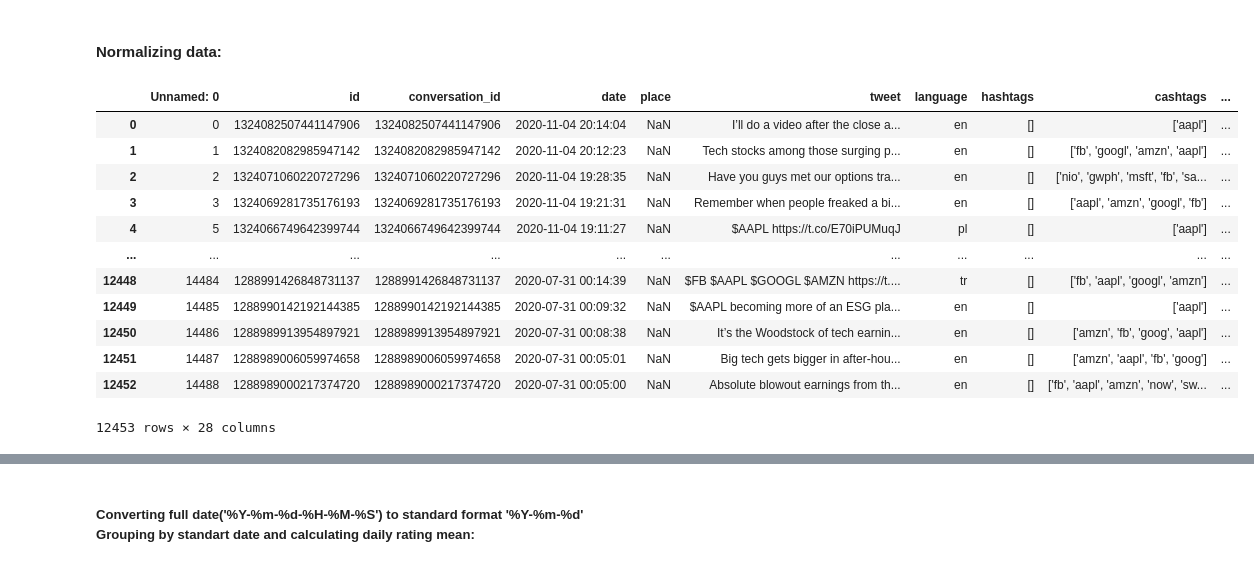
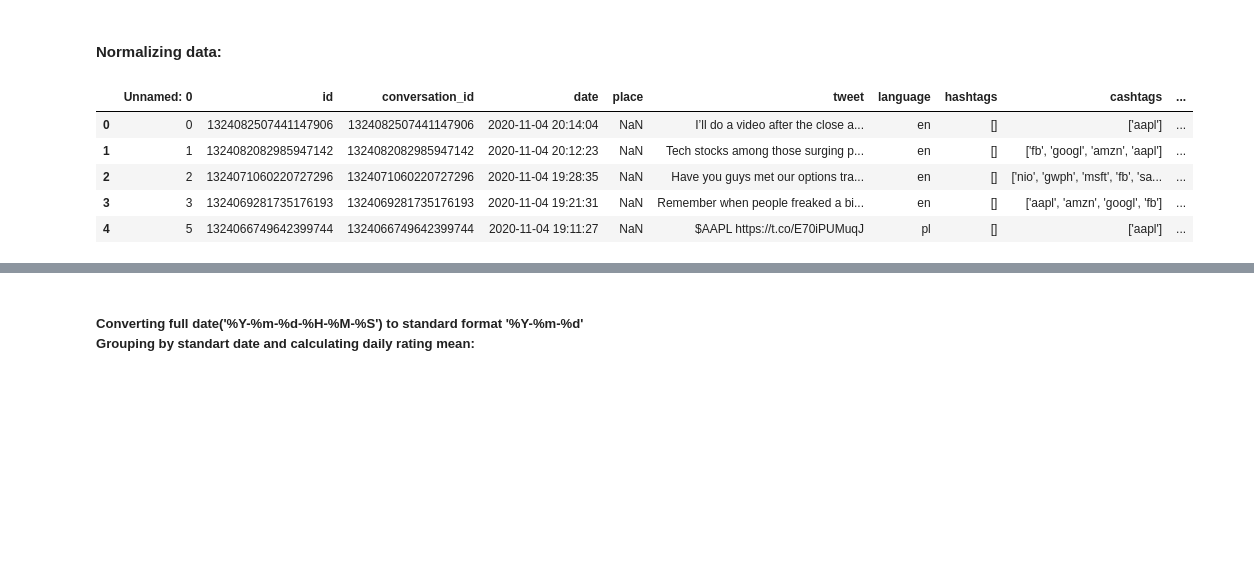
Before and after one commit to Casmodeus/Sentiment-Analysis-in-Stock-Market, a Jupyter notebook: project_2ndITER.ipynb, the cells around one changed output, grey strips where cells are left out. Drawn from its saved outputs; the diff is of its cells as text; code cells hidden in the pictures; blank space fills up the shorter version.

```diff
--- a/project_2ndITER.ipynb
+++ b/project_2ndITER.ipynb
@@ -122,11 +122,3 @@ googl_tweets = pd.read_csv(r"googl_tweets.csv",header = 0,engine = 'python',enco
 spx_tweets = pd.read_csv(r"spx_tweets.csv",header = 0,engine = 'python',encoding = 'UTF-8')
 # %% [markdown]
 #### Deleting NULL columns (Scrapped automaticaly) <br> Displaying average row numbers in all datasets:
-# %%
-aapl_tweets = aapl_tweets.drop(['timezone','created_at','day','hour','trans_src','trans_dest','translate','source','geo','near','search','retweet_date','reply_to','user_rt_id','user_rt','retweet_id','photos','video',],axis=1)
-tsla_tweets = tsla_tweets.drop(['timezone','created_at','day','hour','trans_src','trans_dest','translate','source','geo','near','search','retweet_date','reply_to','user_rt_id','user_rt','retweet_id','photos','video',],axis=1)
-fb_tweets = fb_tweets.drop(['timezone','created_at','day','hour','trans_src','trans_dest','translate','source','geo','near','search','retweet_date','reply_to','user_rt_id','user_rt','retweet_id','photos','video',],axis=1)
-googl_tweets = googl_tweets.drop(['timezone','created_at','day','hour','trans_src','trans_dest','translate','source','geo','near','search','retweet_date','reply_to','user_rt_id','user_rt','retweet_id','photos','video',],axis=1)
-spx_tweets = spx_tweets.drop(['timezone','created_at','day','hour','trans_src','trans_dest','translate','source','geo','near','search','retweet_date','reply_to','user_rt_id','user_rt','retweet_id','photos','video',],axis=1)
-mean_length = (len(aapl_tweets) + len(tsla_tweets) + len(fb_tweets) + len(googl_tweets) + len(spx_tweets)) / 5
-mean_length
@@ -134,0 +125,8 @@ mean_length
+# %%
+aapl_tweets = aapl_tweets.dropna(how='all',axis='columns')
+tsla_tweets = tsla_tweets.dropna(how='all',axis='columns')
+fb_tweets = fb_tweets.dropna(how='all',axis='columns')
+googl_tweets = googl_tweets.dropna(how='all',axis='columns')
+spx_tweets = spx_tweets.dropna(how='all',axis='columns')
+mean_length = (len(aapl_tweets) + len(tsla_tweets) + len(fb_tweets) + len(googl_tweets) + len(spx_tweets)) / 5
+mean_length
@@ -242,21 +265,14 @@ tsla_tweets[['date','day_of_the_week']]
 # %%
 aapl_tweets.loc[aapl_tweets['neu'] == 1,"rating"] = 0.5
 #Some tweets got polarity neu =1 means that compound will be 0, to avoid that we assign to this values middle_value
-aapl_tweets
+aapl_tweets.head()
 # %% [output]
 |  | Unnamed: 0 | id | conversation_id | date | place | tweet | language | hashtags | cashtags | ... |
 | 0 | 0 | 1324082507441147906 | 1324082507441147906 | 2020-11-04 20:14:04 | NaN | I’ll do a video after the close a... | en | [] | ['aapl'] | ... |
 | 1 | 1 | 1324082082985947142 | 1324082082985947142 | 2020-11-04 20:12:23 | NaN | Tech stocks among those surging p... | en | [] | ['fb', 'googl', 'amzn', 'aapl'] | ... |
 | 2 | 2 | 1324071060220727296 | 1324071060220727296 | 2020-11-04 19:28:35 | NaN | Have you guys met our options tra... | en | [] | ['nio', 'gwph', 'msft', 'fb', 'sa... | ... |
 | 3 | 3 | 1324069281735176193 | 1324069281735176193 | 2020-11-04 19:21:31 | NaN | Remember when people freaked a bi... | en | [] | ['aapl', 'amzn', 'googl', 'fb'] | ... |
 | 4 | 5 | 1324066749642399744 | 1324066749642399744 | 2020-11-04 19:11:27 | NaN | $AAPL https://t.co/E70iPUMuqJ | pl | [] | ['aapl'] | ... |
-| ... | ... | ... | ... | ... | ... | ... | ... | ... | ... | ... |
-| 12448 | 14484 | 1288991426848731137 | 1288991426848731137 | 2020-07-31 00:14:39 | NaN | $FB $AAPL $GOOGL $AMZN https://t.... | tr | [] | ['fb', 'aapl', 'googl', 'amzn'] | ... |
-| 12449 | 14485 | 1288990142192144385 | 1288990142192144385 | 2020-07-31 00:09:32 | NaN | $AAPL becoming more of an ESG pla... | en | [] | ['aapl'] | ... |
-| 12450 | 14486 | 1288989913954897921 | 1288989913954897921 | 2020-07-31 00:08:38 | NaN | It’s the Woodstock of tech earnin... | en | [] | ['amzn', 'fb', 'goog', 'aapl'] | ... |
-| 12451 | 14487 | 1288989006059974658 | 1288989006059974658 | 2020-07-31 00:05:01 | NaN | Big tech gets bigger in after-hou... | en | [] | ['amzn', 'aapl', 'fb', 'goog'] | ... |
-| 12452 | 14488 | 1288989000217374720 | 1288989000217374720 | 2020-07-31 00:05:00 | NaN | Absolute blowout earnings from th... | en | [] | ['fb', 'aapl', 'amzn', 'now', 'sw... | ... |
-12453 rows × 28 columns
 # %%
 tsla_tweets.loc[tsla_tweets['neu'] == 1,"rating"] = 0.5
 #Some tweets got polarity neu =1 means that compound will be 0, to avoid that we assign to this values middle_value
```
Also changed, not shown: parts of 16 cells of this notebook.
